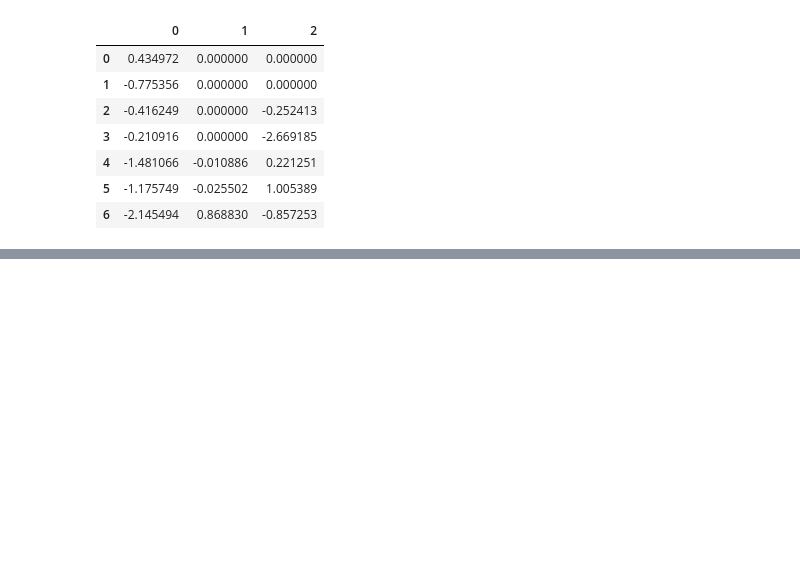
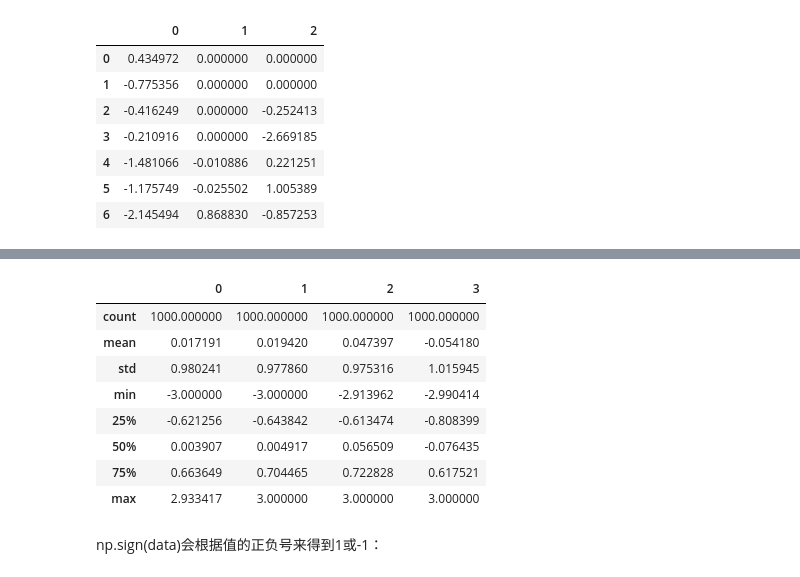
Before and after one commit to zzhhoubin/pydata, a Jupyter notebook: pandas.ipynb, the cells around one changed output, grey strips where cells are left out. Drawn from its saved outputs; the diff is of its cells as text; code cells hidden in the pictures; blank space fills up the shorter version.

```diff
--- a/pandas.ipynb
+++ b/pandas.ipynb
@@ -828,0 +1246,2 @@ df
+# %%
+data[np.abs(data) > 3] = np.sign(data) * 3
@@ -828,0 +1254,14 @@ df
+# %%
+data.describe()
+# %% [output]
+|  | 0 | 1 | 2 | 3 |
+| count | 1000.000000 | 1000.000000 | 1000.000000 | 1000.000000 |
+| mean | 0.017191 | 0.019420 | 0.047397 | -0.054180 |
+| std | 0.980241 | 0.977860 | 0.975316 | 1.015945 |
+| min | -3.000000 | -3.000000 | -2.913962 | -2.990414 |
+| 25% | -0.621256 | -0.643842 | -0.613474 | -0.808399 |
+| 50% | 0.003907 | 0.004917 | 0.056509 | -0.076435 |
+| 75% | 0.663649 | 0.704465 | 0.722828 | 0.617521 |
+| max | 2.933417 | 3.000000 | 3.000000 | 3.000000 |
+# %% [markdown]
+np.sign(data)会根据值的正负号来得到1或-1：
```
Also changed, not shown: parts of 86 cells of this notebook.
